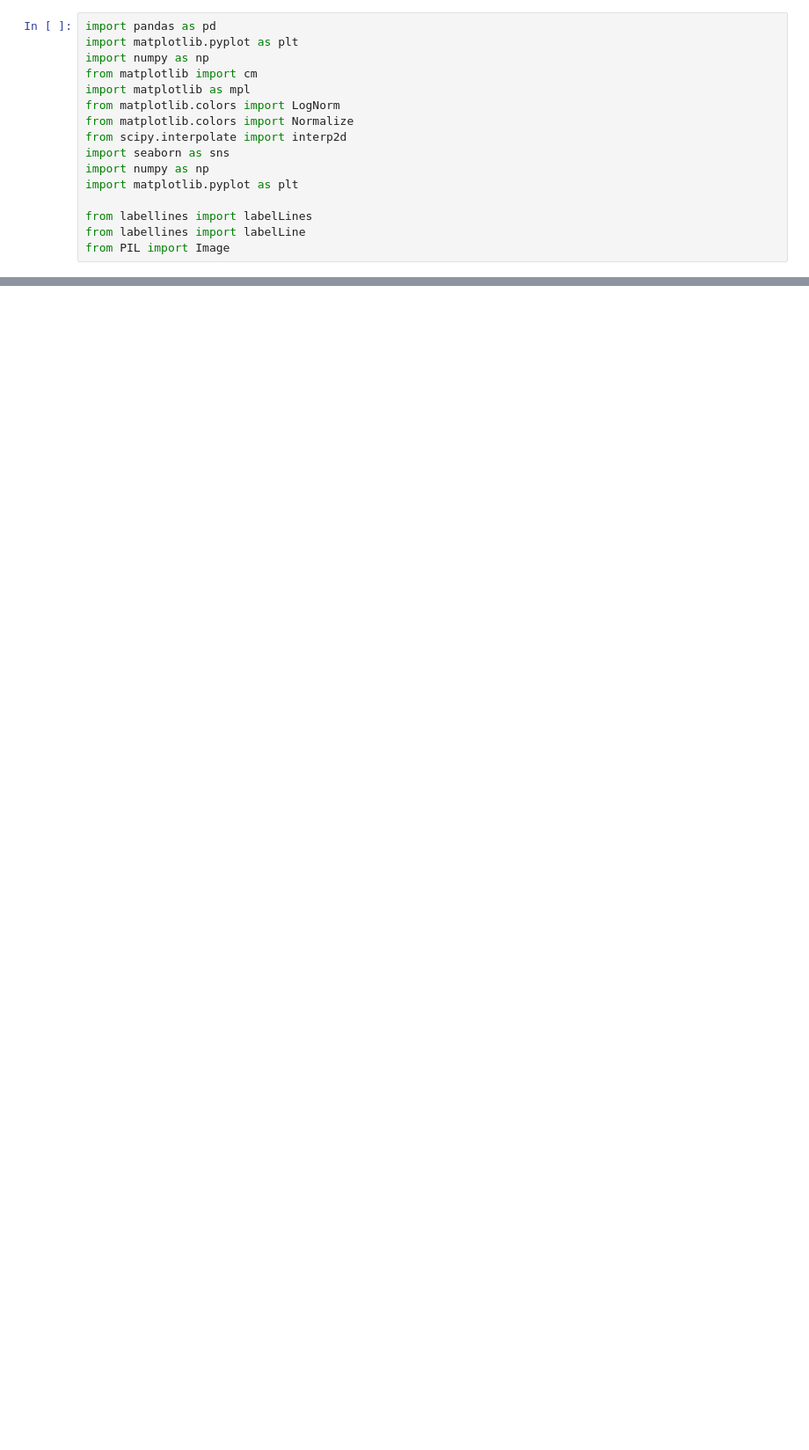
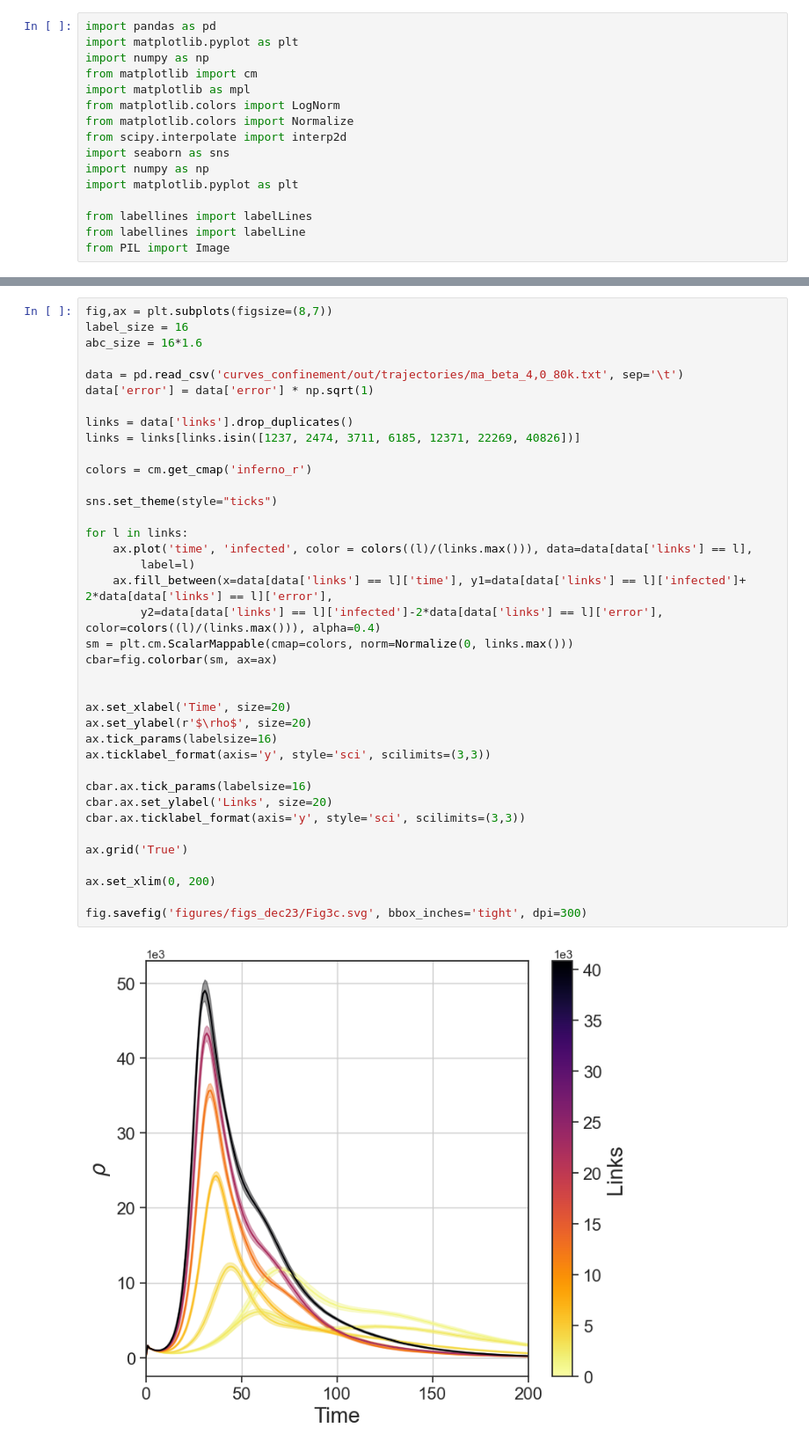
Before and after one commit to PabloValgaRuiz/control23, a Jupyter notebook: figs_dec23.ipynb, the cells around one changed output, grey strips where cells are left out. Shown at 88% size. Drawn from its saved outputs; the diff is of its cells as text; blank space fills up the shorter version.

```diff
--- a/figs_dec23.ipynb
+++ b/figs_dec23.ipynb
@@ -109,0 +96,40 @@ fig.savefig('figures/figs_dec23/Fig3b.svg', bbox_inches='tight', dpi=300)
+# %%
+fig,ax = plt.subplots(figsize=(8,7))
+label_size = 16
+abc_size = 16*1.6
+
+data = pd.read_csv('curves_confinement/out/trajectories/ma_beta_4,0_80k.txt', sep='\t')
+data['error'] = data['error'] * np.sqrt(1)
+
+links = data['links'].drop_duplicates()
+links = links[links.isin([1237, 2474, 3711, 6185, 12371, 22269, 40826])]
+
+colors = cm.get_cmap('inferno_r')
+
+sns.set_theme(style="ticks")
+
+for l in links:
+    ax.plot('time', 'infected', color = colors((l)/(links.max())), data=data[data['links'] == l],
+        label=l)
+    ax.fill_between(x=data[data['links'] == l]['time'], y1=data[data['links'] == l]['infected']+ 2*data[data['links'] == l]['error'],
+        y2=data[data['links'] == l]['infected']-2*data[data['links'] == l]['error'], color=colors((l)/(links.max())), alpha=0.4)
+sm = plt.cm.ScalarMappable(cmap=colors, norm=Normalize(0, links.max()))
+cbar=fig.colorbar(sm, ax=ax)
+
+
+ax.set_xlabel('Time', size=20)
+ax.set_ylabel(r'$\rho$', size=20)
+ax.tick_params(labelsize=16)
+ax.ticklabel_format(axis='y', style='sci', scilimits=(3,3))
+
+cbar.ax.tick_params(labelsize=16)
+cbar.ax.set_ylabel('Links', size=20)
+cbar.ax.ticklabel_format(axis='y', style='sci', scilimits=(3,3))
+
+ax.grid('True')
+
+ax.set_xlim(0, 200)
+
+fig.savefig('figures/figs_dec23/Fig3c.svg', bbox_inches='tight', dpi=300)
+# %% [output]
+[figure, added]
```
Also changed, not shown: parts of 4 cells of this notebook, 4 other files.
